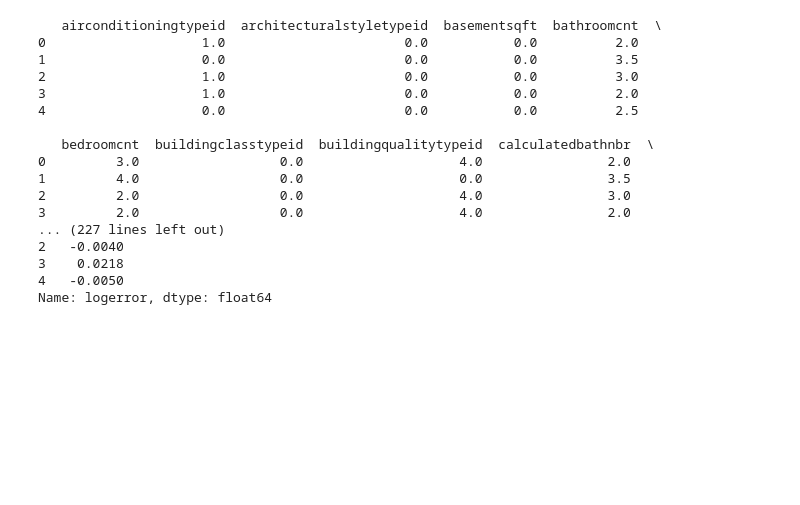
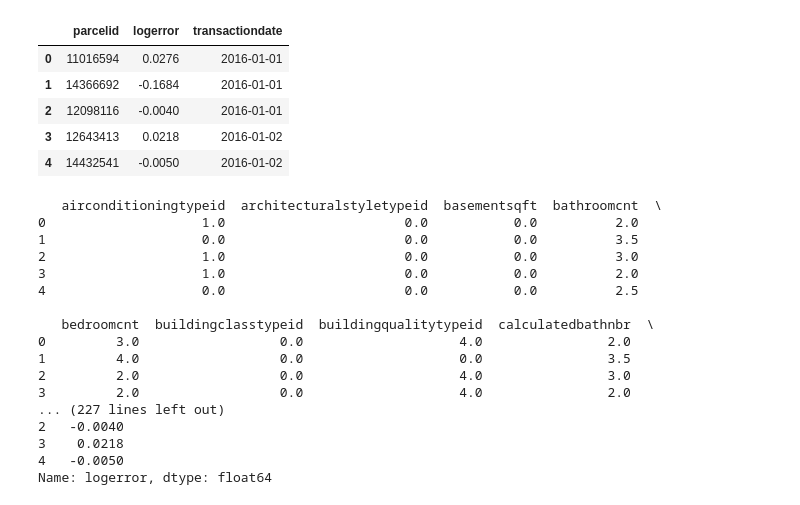
Before and after one commit to travis-gray/Kaggle_zillow, a Jupyter notebook: notebooks/Modeling.ipynb, the cells around one changed output. Cells and saved outputs as stored; diff of their text form; code cells hidden in the pictures; blank space fills up the shorter version.

```diff
--- a/notebooks/Modeling.ipynb
+++ b/notebooks/Modeling.ipynb
@@ -14,6 +14,14 @@ pd.options.display.max_columns = 999
 properties = pd.read_csv('/Users/socrteas/Documents/Kaggle/zillow/data/properties_2016.csv')
 # %%
 train = pd.read_csv('/Users/socrteas/Documents/Kaggle/zillow/data/train_2016_v2.csv', parse_dates = ["transactiondate"])
+train.head()
+# %% [output]
+|  | parcelid | logerror | transactiondate |
+| 0 | 11016594 | 0.0276 | 2016-01-01 |
+| 1 | 14366692 | -0.1684 | 2016-01-01 |
+| 2 | 12098116 | -0.0040 | 2016-01-01 |
+| 3 | 12643413 | 0.0218 | 2016-01-02 |
+| 4 | 14432541 | -0.0050 | 2016-01-02 |
 # %%
 # These will become class attributes
 nan_subs = {'airconditioningtypeid': 0, #getdummies
```
Also changed, not shown: parts of 14 cells of this notebook, 1 other file.
